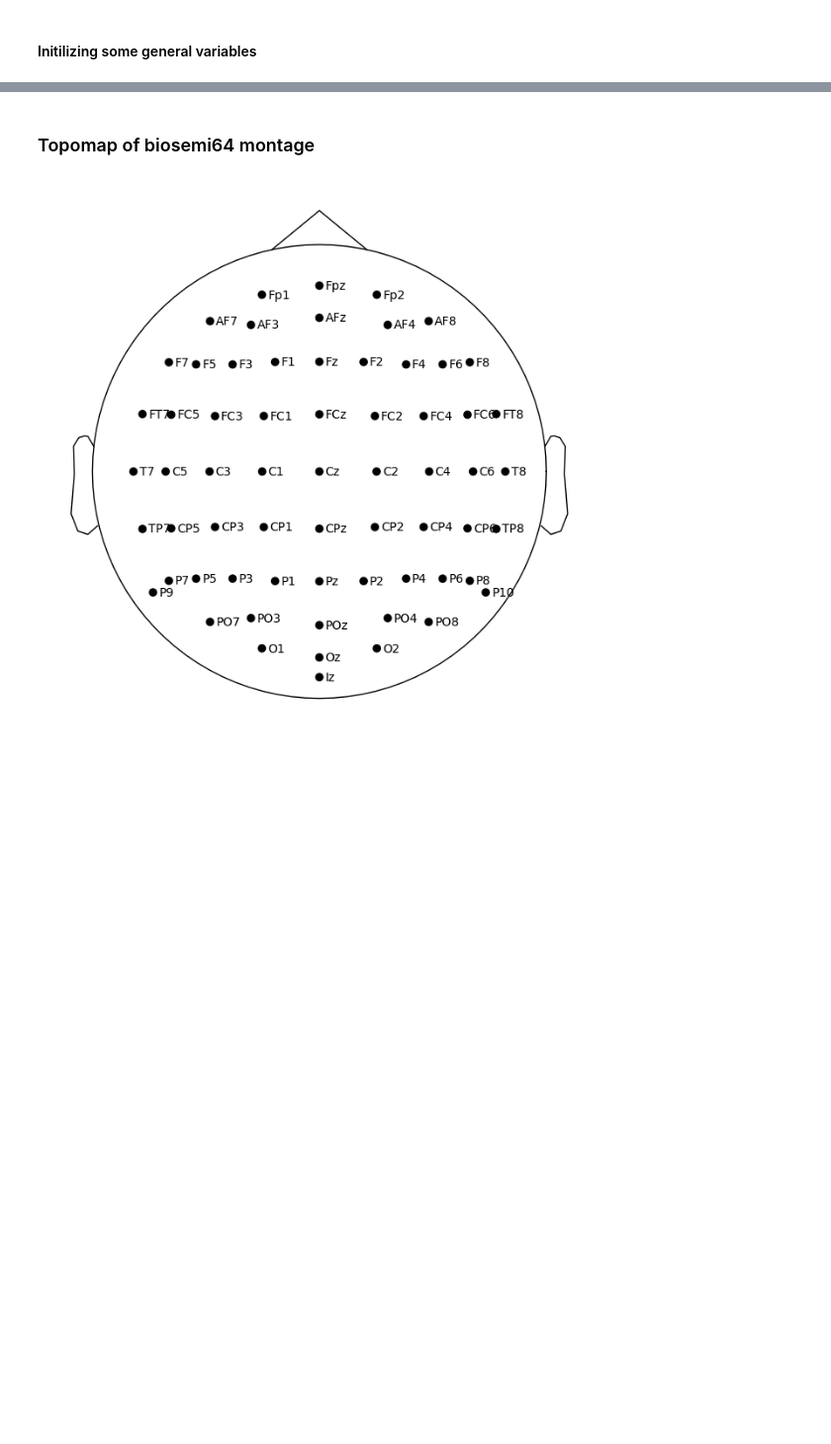
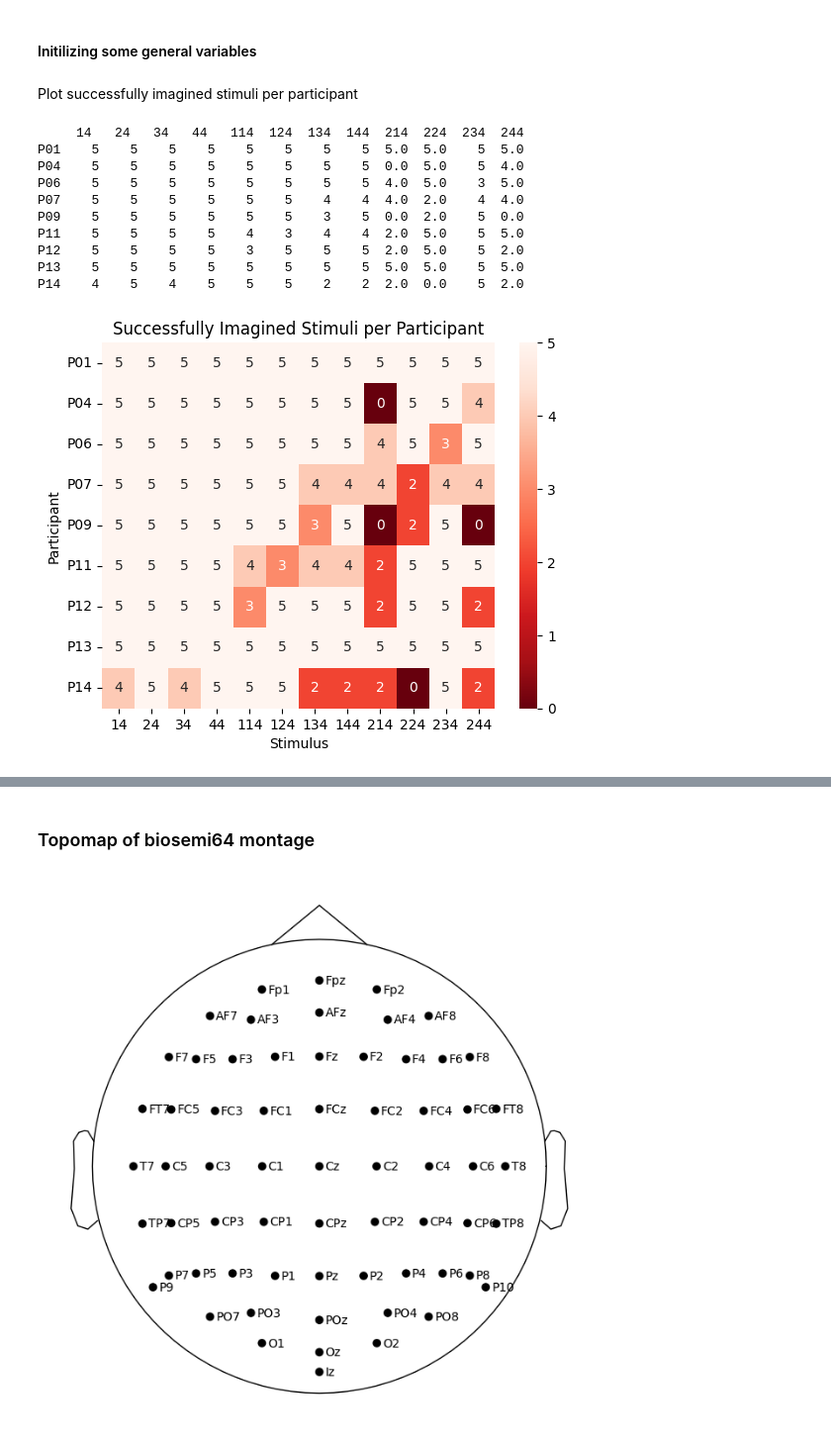
Before and after one commit to sophiakene/Master_thesis, a Jupyter notebook: code/visualisations/vis.ipynb, the cells around one changed output, grey strips where cells are left out. Shown at 99% size. Saved outputs shown, nothing was run; the diff lists cells and outputs as text; code cells hidden in the pictures; blank space fills up the shorter version.

```diff
--- a/code/visualisations/vis.ipynb
+++ b/code/visualisations/vis.ipynb
@@ -16,3 +20,53 @@ trials_per_participant = 60
 num_trials_per_stimulus = 5
 stimuli = [1, 2, 3, 4, 11, 12, 13, 14, 21, 22, 23, 24]
 conditions = ['Perception', 'Imagination_1', 'Imagination_2', 'Imagination_3']
+# %% [markdown]
+Plot successfully imagined stimuli per participant
+# %%
+
+num_events_per_part = [180,174,177,172,165,172,172,180,161]
+P01 = Counter({122: 5, 123: 5, 32: 5, 33: 5, 232: 5, 233: 5, 132: 5, 133: 5, 142: 5, 143: 5, 112: 5, 113: 5, 12: 5, 13: 5, 22: 5, 23: 5, 42: 5, 43: 5, 212: 5, 213: 5, 222: 5, 223: 5, 242: 5, 243: 5, 144: 5, 214: 5, 244: 5, 24: 5, 224: 5, 34: 5, 134: 5, 44: 5, 14: 5, 234: 5, 114: 5, 124: 5})
+P04 = Counter({122: 5, 123: 5, 32: 5, 33: 5, 232: 5, 233: 5, 132: 5, 133: 5, 142: 5, 143: 5, 112: 5, 113: 5, 12: 5, 13: 5, 22: 5, 23: 5, 42: 5, 43: 5, 212: 5, 213: 5, 222: 5, 223: 5, 242: 5, 243: 5, 144: 5, 24: 5, 224: 5, 34: 5, 134: 5, 44: 5, 14: 5, 234: 5, 114: 5, 124: 5, 244: 4})
+P06 = Counter({122: 5, 123: 5, 32: 5, 33: 5, 232: 5, 233: 5, 132: 5, 133: 5, 142: 5, 143: 5, 112: 5, 113: 5, 12: 5, 13: 5, 22: 5, 23: 5, 42: 5, 43: 5, 212: 5, 213: 5, 222: 5, 223: 5, 242: 5, 243: 5, 144: 5, 244: 5, 24: 5, 224: 5, 34: 5, 134: 5, 44: 5, 14: 5, 114: 5, 124: 5, 214: 4, 234: 3})
+P07 = Counter({122: 5, 123: 5, 32: 5, 33: 5, 232: 5, 233: 5, 132: 5, 133: 5, 142: 5, 143: 5, 112: 5, 113: 5, 12: 5, 13: 5, 22: 5, 23: 5, 42: 5, 43: 5, 212: 5, 213: 5, 222: 5, 223: 5, 242: 5, 243: 5, 24: 5, 34: 5, 44: 5, 14: 5, 114: 5, 124: 5, 214: 4, 244: 4, 144: 4, 234: 4, 134: 4, 224: 2})
+P09 = Counter({122: 5, 123: 5, 32: 5, 33: 5, 232: 5, 233: 5, 132: 5, 133: 5, 142: 5, 143: 5, 112: 5, 113: 5, 12: 5, 13: 5, 22: 5, 23: 5, 42: 5, 43: 5, 212: 5, 213: 5, 222: 5, 223: 5, 242: 5, 243: 5, 144: 5, 24: 5, 34: 5, 44: 5, 14: 5, 234: 5, 114: 5, 124: 5, 134: 3, 224: 2})
+P11 = Counter({122: 5, 123: 5, 32: 5, 33: 5, 232: 5, 233: 5, 132: 5, 133: 5, 142: 5, 143: 5, 112: 5, 113: 5, 12: 5, 13: 5, 22: 5, 23: 5, 42: 5, 43: 5, 212: 5, 213: 5, 222: 5, 223: 5, 242: 5, 243: 5, 244: 5, 24: 5, 224: 5, 34: 5, 44: 5, 14: 5, 234: 5, 144: 4, 114: 4, 134: 4, 124: 3, 214: 2})
+P12 = Counter({122: 5, 123: 5, 32: 5, 33: 5, 232: 5, 233: 5, 132: 5, 133: 5, 142: 5, 143: 5, 112: 5, 113: 5, 12: 5, 13: 5, 22: 5, 23: 5, 42: 5, 43: 5, 212: 5, 213: 5, 222: 5, 223: 5, 242: 5, 243: 5, 144: 5, 24: 5, 224: 5, 34: 5, 134: 5, 44: 5, 14: 5, 234: 5, 124: 5, 114: 3, 214: 2, 244: 2})
+P13 = Counter({122: 5, 123: 5, 32: 5, 33: 5, 232: 5, 233: 5, 132: 5, 133: 5, 142: 5, 143: 5, 112: 5, 113: 5, 12: 5, 13: 5, 22: 5, 23: 5, 42: 5, 43: 5, 212: 5, 213: 5, 222: 5, 223: 5, 242: 5, 243: 5, 144: 5, 214: 5, 244: 5, 24: 5, 224: 5, 34: 5, 134: 5, 44: 5, 14: 5, 234: 5, 114: 5, 124: 5})
+P14 = Counter({122: 5, 123: 5, 32: 5, 33: 5, 232: 5, 233: 5, 132: 5, 133: 5, 142: 5, 143: 5, 112: 5, 113: 5, 12: 5, 13: 5, 22: 5, 23: 5, 42: 5, 43: 5, 212: 5, 213: 5, 222: 5, 223: 5, 242: 5, 243: 5, 24: 5, 44: 5, 234: 5, 114: 5, 124: 5, 34: 4, 14: 4, 214: 2, 144: 2, 244: 2, 134: 2})
+
+ps = [P01,P04,P06,P07,P09,P11,P12,P13,P14]
+
+data = []
+for p in ps:
+    filtered_counter = Counter({key: value for key, value in p.items() if str(key)[-1] == '4'})
+    data.append(filtered_counter)
+
+df = pd.DataFrame(data)
+df.fillna(0, inplace=True)
+
+df.index = ['P01', 'P04', 'P06', 'P07', 'P09', 'P11', 'P12', 'P13', 'P14']
+
+df = df.reindex(sorted(df.columns), axis=1)
+print(df)
+
+sns.heatmap(df, annot=True, cmap="Reds_r")
+plt.xlabel('Stimulus')
+plt.ylabel('Participant')
+#changed rotation here, different version in overleaf
+plt.yticks(rotation=0)
+plt.title("Successfully Imagined Stimuli per Participant")
+plt.show()
+#also might want to get rid of condition and just keep song id as all conditions are 4 anyway
+# %% [output]
+     14   24   34   44   114  124  134  144  214  224  234  244
+P01    5    5    5    5    5    5    5    5  5.0  5.0    5  5.0
+P04    5    5    5    5    5    5    5    5  0.0  5.0    5  4.0
+P06    5    5    5    5    5    5    5    5  4.0  5.0    3  5.0
+P07    5    5    5    5    5    5    4    4  4.0  2.0    4  4.0
+P09    5    5    5    5    5    5    3    5  0.0  2.0    5  0.0
+P11    5    5    5    5    4    3    4    4  2.0  5.0    5  5.0
+P12    5    5    5    5    3    5    5    5  2.0  5.0    5  2.0
+P13    5    5    5    5    5    5    5    5  5.0  5.0    5  5.0
+P14    4    5    4    5    5    5    2    2  2.0  0.0    5  2.0
+[figure, added]
```
Also changed, not shown: parts of 6 cells of this notebook.
